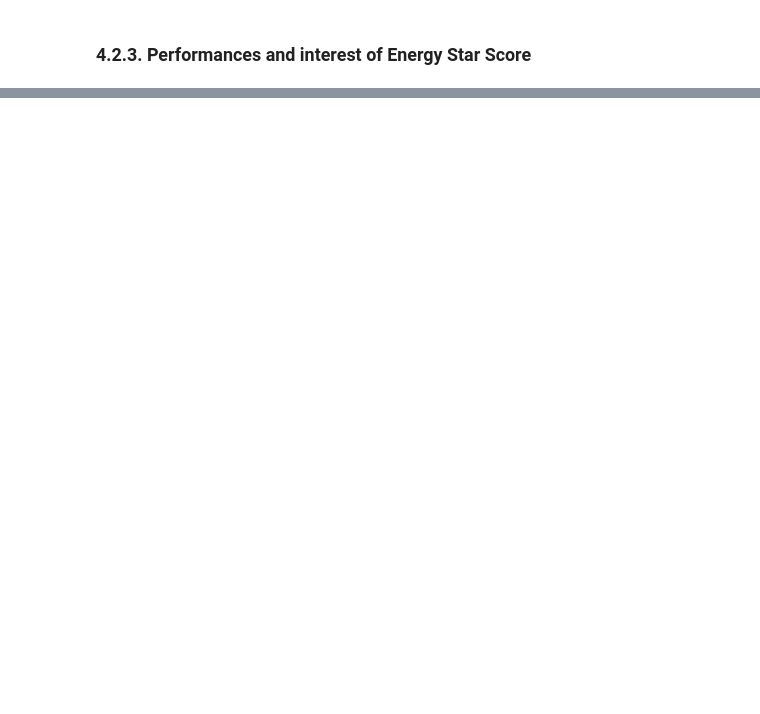
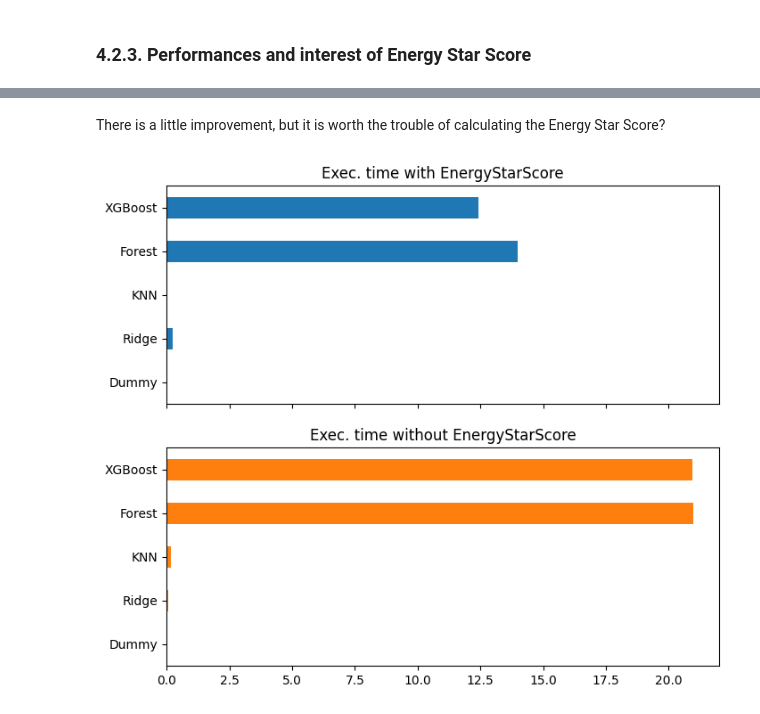
Before and after one commit to 64FC/Openclassrooms_DataScientist, a Jupyter notebook: Projet_3/SeattleBuildingEnergy.ipynb, the cells around one changed output, grey strips where cells are left out. Drawn from its saved outputs; the diff is of its cells as text; code cells hidden in the pictures; blank space fills up the shorter version.

```diff
--- a/Projet_3/SeattleBuildingEnergy.ipynb
+++ b/Projet_3/SeattleBuildingEnergy.ipynb
@@ -2276,0 +2683,14 @@ en_wo_ss_elapsed = []
+# %% [markdown]
+There is a little improvement, but it is worth the trouble of calculating the Energy Star Score?
+# %%
+# Compare the execution time
+index = ['Dummy', 'Ridge', 'KNN', 'Forest', 'XGBoost']
+en_elapsed = pd.DataFrame(list(zip(en_w_ss_elapsed, en_wo_ss_elapsed)),
+                          columns =['Exec. time with EnergyStarScore',
+                                    'Exec. time without EnergyStarScore'],
+                          index=index)
+
+en_elapsed.plot.barh(subplots=True, sharex=True, figsize=(8,7), legend=False)
+plt.show()
+# %% [output]
+[figure, added]
```
Also changed, not shown: parts of 32 cells of this notebook.
